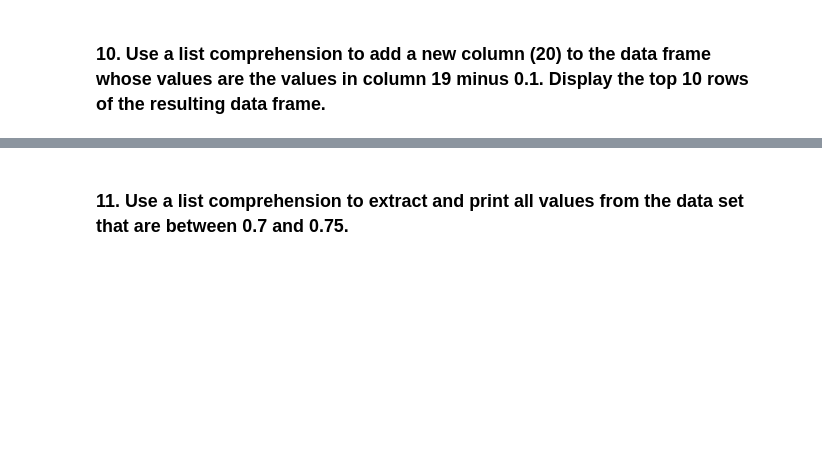
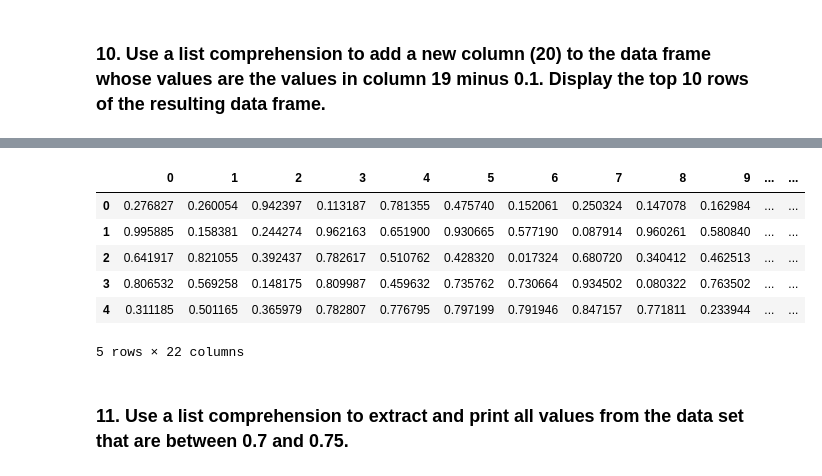
Before and after one commit to ta-data-lis/lab-list-comprehensions, a Jupyter notebook: your-code/main.ipynb, the cells around one changed output, grey strips where cells are left out. Cells and saved outputs as stored; diff of their text form; code cells hidden in the pictures; blank space fills up the shorter version.

```diff
--- a/your-code/main.ipynb
+++ b/your-code/main.ipynb
@@ -55,2 +132,13 @@ b = np.array([[[0.55867166, 0.06210792, 0.08147297],
+# %%
+frame["new_col_1"]=[value-0.1 for value in frame["19"]]
+frame.head()
+# %% [output]
+|  | 0 | 1 | 2 | 3 | 4 | 5 | 6 | 7 | 8 | 9 | ... | ... |
+| 0 | 0.276827 | 0.260054 | 0.942397 | 0.113187 | 0.781355 | 0.475740 | 0.152061 | 0.250324 | 0.147078 | 0.162984 | ... | ... |
+| 1 | 0.995885 | 0.158381 | 0.244274 | 0.962163 | 0.651900 | 0.930665 | 0.577190 | 0.087914 | 0.960261 | 0.580840 | ... | ... |
+| 2 | 0.641917 | 0.821055 | 0.392437 | 0.782617 | 0.510762 | 0.428320 | 0.017324 | 0.680720 | 0.340412 | 0.462513 | ... | ... |
+| 3 | 0.806532 | 0.569258 | 0.148175 | 0.809987 | 0.459632 | 0.735762 | 0.730664 | 0.934502 | 0.080322 | 0.763502 | ... | ... |
+| 4 | 0.311185 | 0.501165 | 0.365979 | 0.782807 | 0.776795 | 0.797199 | 0.791946 | 0.847157 | 0.771811 | 0.233944 | ... | ... |
+5 rows × 22 columns
 # %% [markdown]
 ### 11. Use a list comprehension to extract and print all values from the data set that are between 0.7 and 0.75.
```
Also changed, not shown: parts of 13 cells of this notebook.
